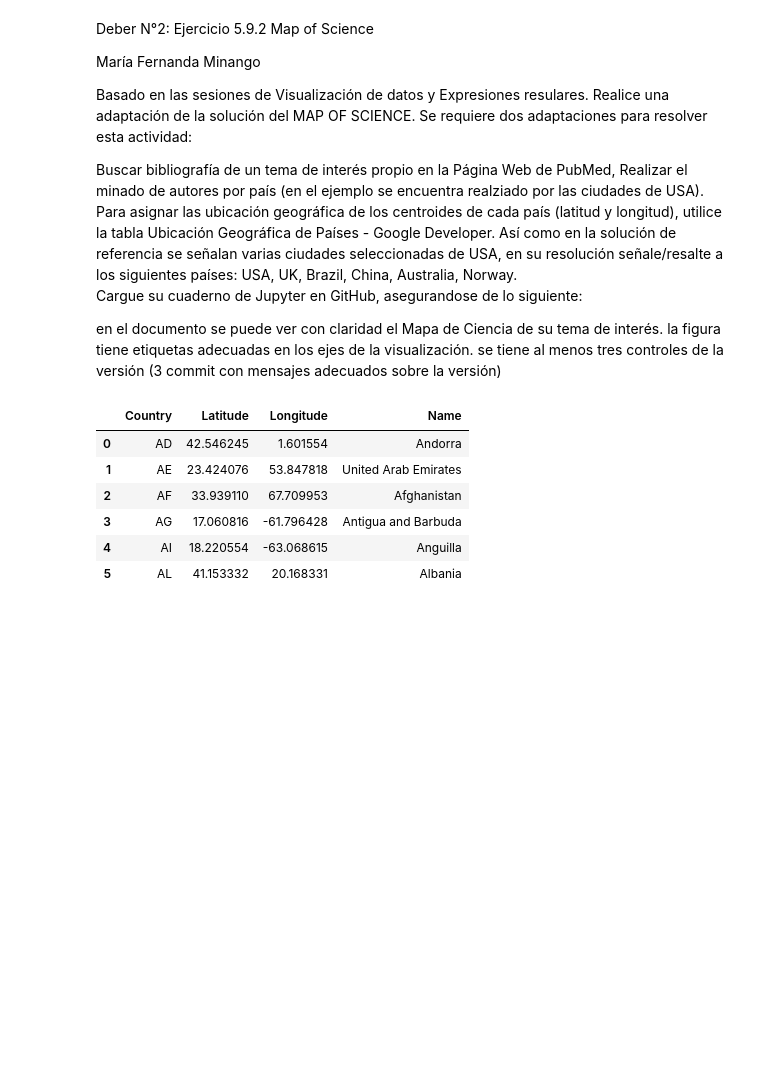
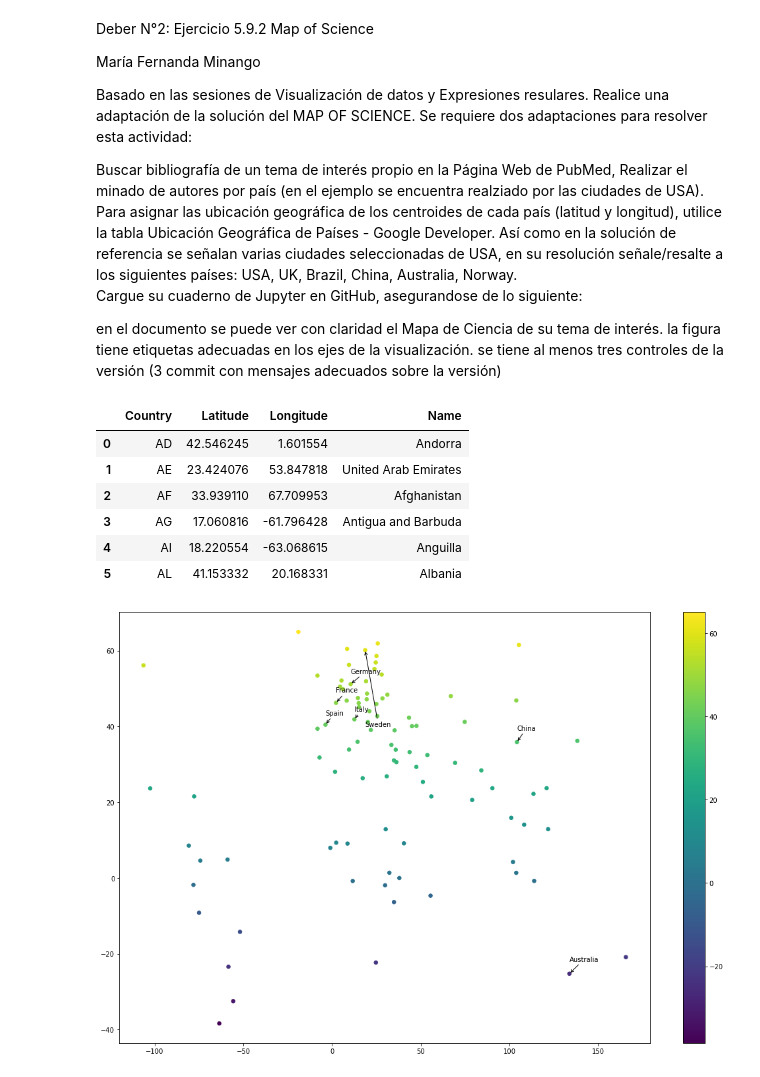
Before and after one commit to Mafersita04411/Deber_Mapa_de_ciencia, a Jupyter notebook: Resolucion/Ejercicio Map of Science.ipynb, the cells around one changed output. Cells and saved outputs as stored; diff of their text form; code cells hidden in the pictures; blank space fills up the shorter version.

```diff
--- a/Resolucion/Ejercicio Map of Science.ipynb
+++ b/Resolucion/Ejercicio Map of Science.ipynb
@@ -51,3 +51,33 @@ datos.head(6)
 nombre = datos[datos.Name.isin(unique_datos)]
 paisesdat = datos[datos.Country.isin(unique_datos)]
 completo = pd.concat([nombre,paisesdat]).drop_duplicates().sort_values('Name')
+# %%
+# Se grafica utilizando los daos obtenido previamente
+import matplotlib.pyplot as plt
+plt.scatter(completo.Longitude, completo.Latitude, s=30, c=completo.Latitude)
+plt.colorbar()
+
+ard = dict(arrowstyle="->")
+# Se escogieron los paises más repetidos para que sean representativos en el grafico
+plt.annotate('Australia', xy = (133.775136, -25.274398),
+               xytext = (133.775136, -22), arrowprops= ard)
+plt.annotate('Sweden', xy = (18.643501, 60.128161),
+               xytext = (18.643501, 40), arrowprops = ard)
+plt.annotate('Italy', xy = (12.56738, 41.87194),
+               xytext = (12.56738, 44), arrowprops= ard)
+plt.annotate('China', xy = (104.195397, 35.86166),
+               xytext = (104.195397, 39), arrowprops= ard)
+plt.annotate('Germany', xy = (10.451526, 51.165691),
+               xytext = (10.451526, 54), arrowprops= ard)
+plt.annotate('France', xy = (2.213749, 46.227638),
+               xytext = (2.213749, 49), arrowprops= ard)
+plt.annotate('Spain', xy = (-3.74922, 40.463667),
+               xytext = (-3.74922, 43), arrowprops= ard)
+
+# Se ajustan los paramtetros para graficar los datos
+params = plt.gcf()
+plSize = params.get_size_inches()
+params.set_size_inches( (plSize[0] * 3, plSize[1] * 3) )
+plt.show()
+# %% [output]
+[figure, added]
```
Also changed, not shown: parts of 1 cell of this notebook.
